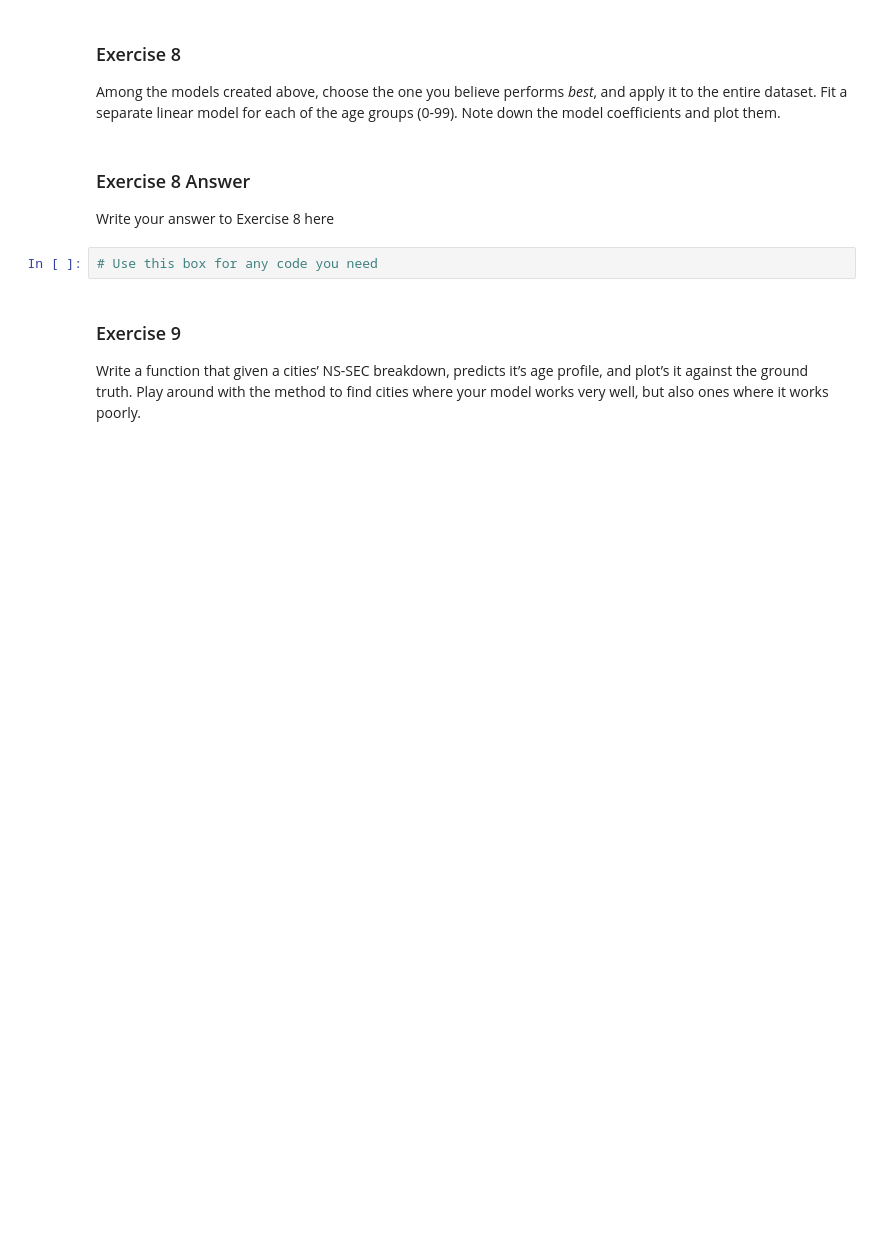
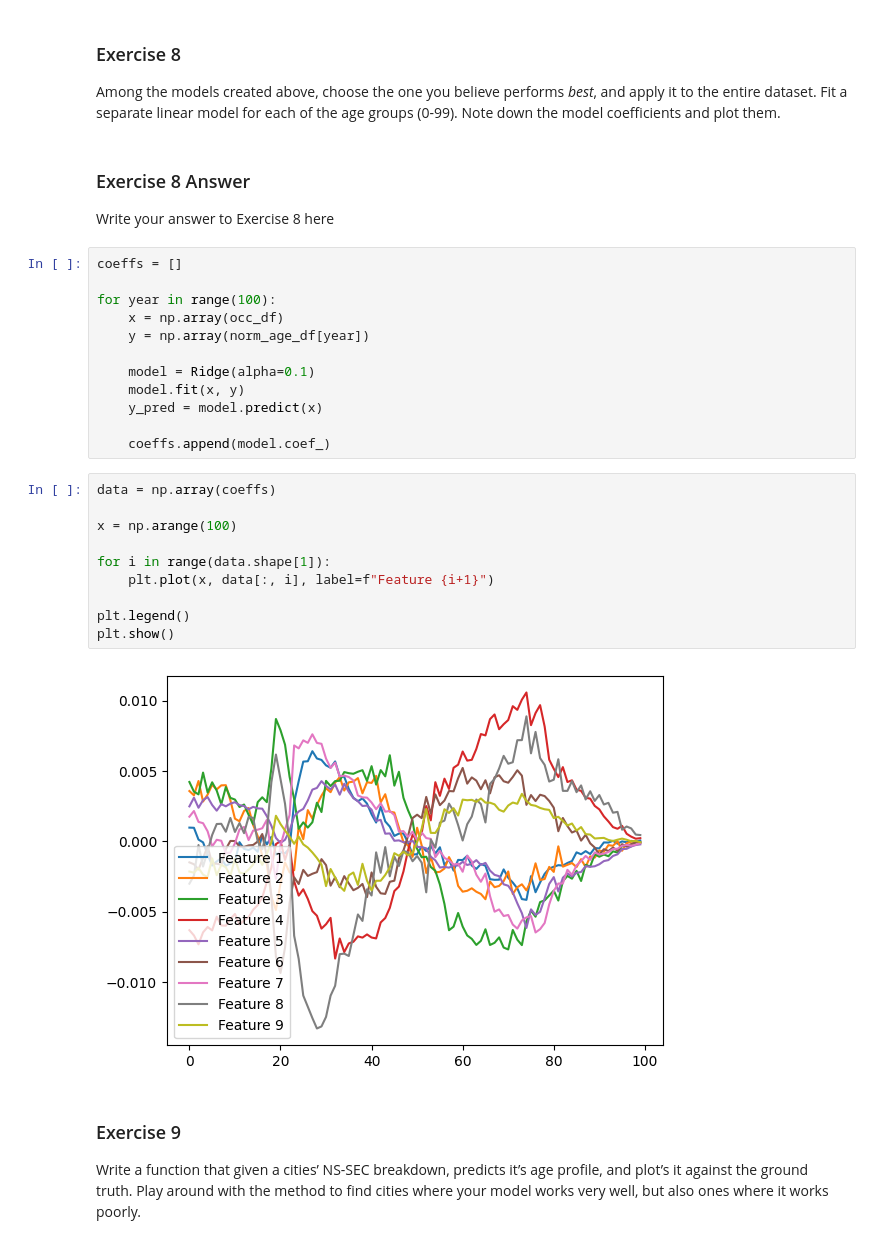
Before and after one commit to sdenyskov/sd995_ads_2024, a Jupyter notebook: notebooks/03-address_glm.ipynb, the cells around one changed output. Drawn from its saved outputs; the diff is of its cells as text; blank space fills up the shorter version.

```diff
--- a/notebooks/03-address_glm.ipynb
+++ b/notebooks/03-address_glm.ipynb
@@ -842,8 +1184,30 @@ plot them.
 ### Exercise 8 Answer
 
 Write your answer to Exercise 8 here
-# %%
-# Use this box for any code you need
+# %%
+coeffs = []
+
+for year in range(100):
+    x = np.array(occ_df)
+    y = np.array(norm_age_df[year])
+
+    model = Ridge(alpha=0.1)
+    model.fit(x, y)
+    y_pred = model.predict(x)
+
+    coeffs.append(model.coef_)
+# %%
+data = np.array(coeffs)
+
+x = np.arange(100)
+
+for i in range(data.shape[1]):
+    plt.plot(x, data[:, i], label=f"Feature {i+1}")
+
+plt.legend()
+plt.show()
+# %% [output]
+[figure, added]
 # %% [markdown]
 ### Exercise 9
 
```
Also changed, not shown: parts of 41 cells of this notebook, 14 other files.
